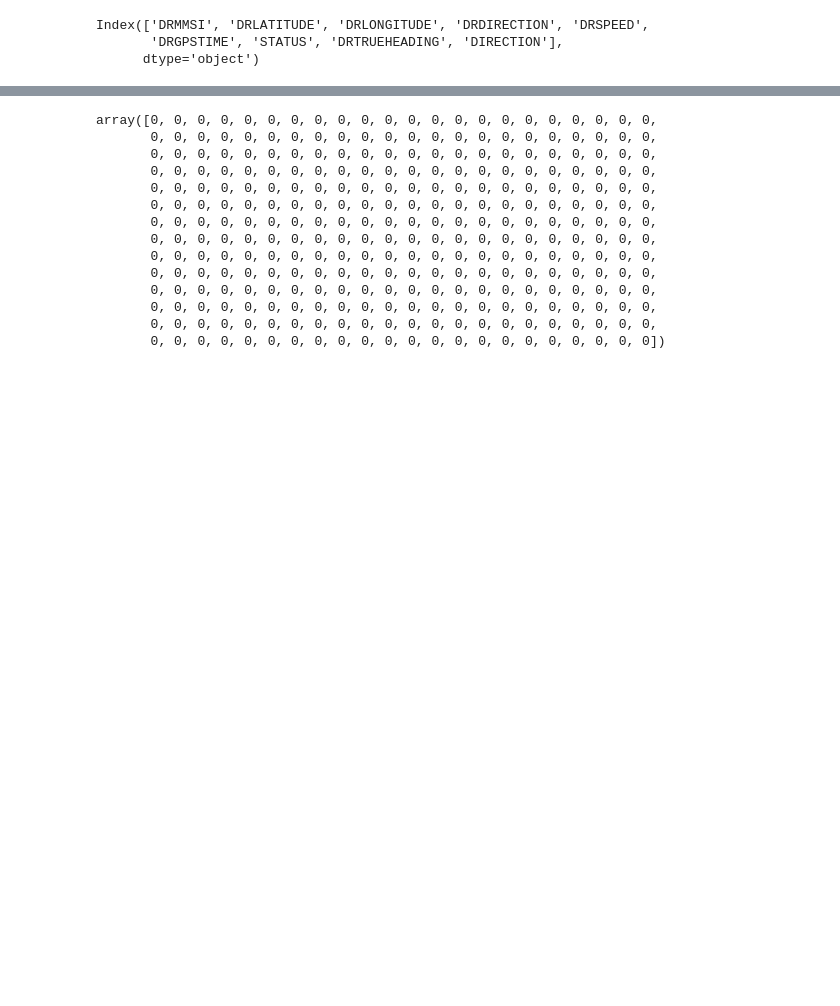
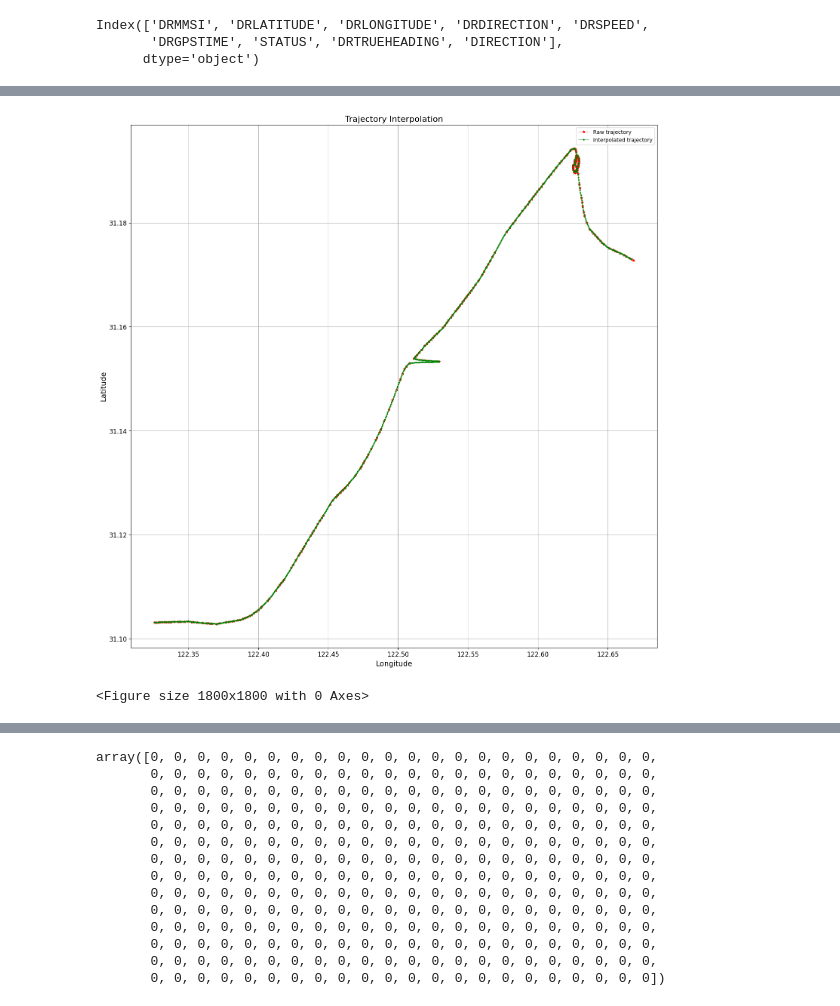
Before and after one commit to andyrids/mipo_trajectory, a Jupyter notebook: trackinsight.ipynb, the cells around one changed output, grey strips where cells are left out. Saved outputs shown, nothing was run; the diff lists cells and outputs as text; code cells hidden in the pictures; blank space fills up the shorter version.

```diff
--- a/trackinsight.ipynb
+++ b/trackinsight.ipynb
@@ -207,0 +197,59 @@ data_transformed
+# %%
+distance_mask = ~ti_data["ti_speed_mps"].isin((np.nan, np.inf, -np.inf))
+distances_m = ti_data["ti_distance_m"].to_numpy()[distance_mask]
+
+# xi should be the cumulative distance
+xi = np.cumsum(distances_m)
+
+# yi should contain the columns you want to interpolate: latitude, longitude, and timestamp
+yi = (
+    ti_data
+    .loc[distance_mask]
+    .filter(["ti_latitude", "ti_longitude", "ti_speed_kts", "ti_timestamp"])
+    .to_numpy()
+)
+
+resolution = 60
+num = int(np.ceil(xi[-1] / 60))
+
+x = np.linspace(xi[0], xi[-1], num=num, endpoint=True)
+y = pchip_interpolate(xi, yi, x, axis=0)
+# %%
+plt.figure(figsize=(18,18), dpi=100)
+
+plt.plot(
+    ti_data['ti_longitude'],
+    ti_data['ti_latitude'],
+    marker='*',
+    ms=5,
+    linestyle='--',
+    color='red',
+    linewidth=0.5,
+    label='Raw trajectory'
+)
+
+plt.plot(
+    y[:,1],
+    y[:,0],
+    marker='o',
+    ms=2,
+    linestyle='-',
+    color='g',
+    linewidth=0.5,
+    label='Interpolated trajectory'
+)
+
+plt.yticks(size=12)
+plt.xticks(size=12)
+plt.xlabel('Longitude', fontdict={'size': 14})
+plt.ylabel('Latitude', fontdict={'size': 14})
+plt.title('Trajectory Interpolation', fontdict={'size': 16})
+plt.ticklabel_format(useOffset=False, style='plain')
+plt.grid()
+plt.legend()
+plt.figure(figsize=(18,18), dpi=100)
+plt.tight_layout()
+plt.show()
+# %% [output]
+[figure, added]
+<Figure size 1800x1800 with 0 Axes>
```
Also changed, not shown: parts of 10 cells of this notebook.
